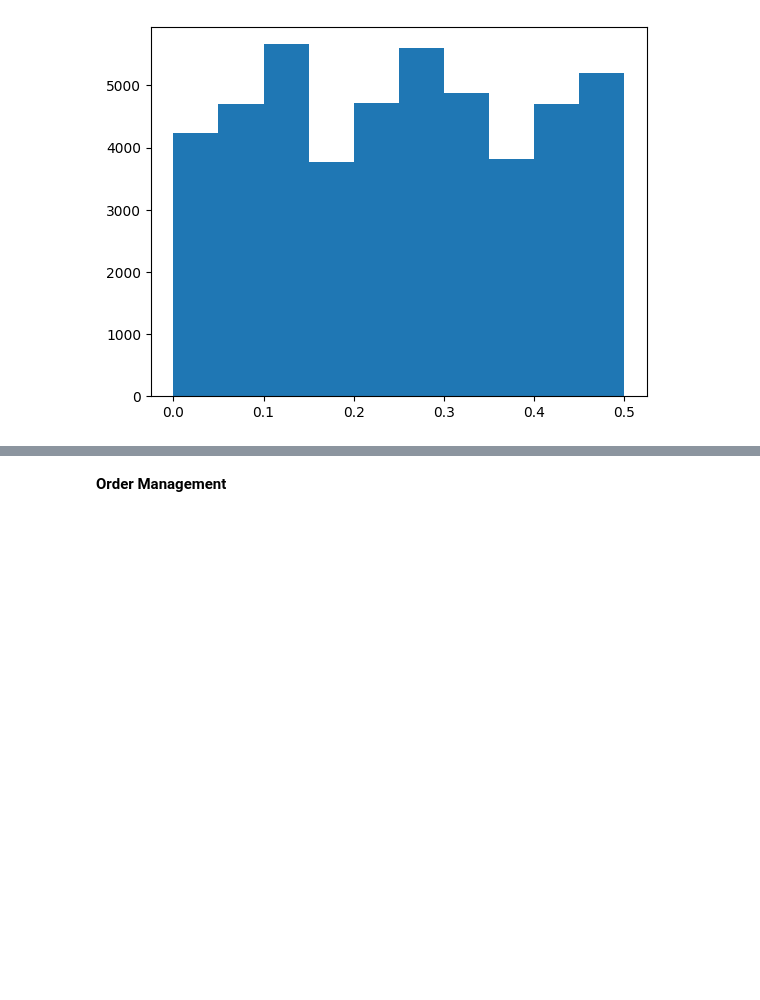
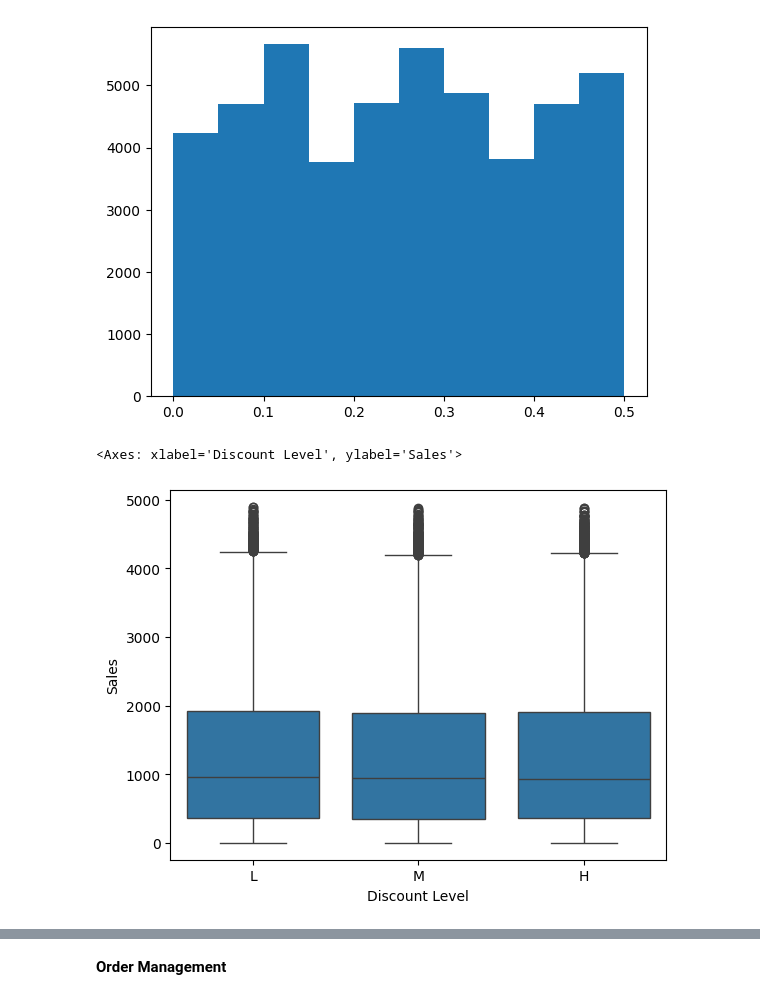
Before and after one commit to llh139/Data-Analytics-Portfolio, a Jupyter notebook: Online Sales Dataset Analysis/Online Sales Dataset.ipynb, the cells around one changed output, grey strips where cells are left out. Drawn from its saved outputs; the diff is of its cells as text; code cells hidden in the pictures; blank space fills up the shorter version.

```diff
--- a/Online Sales Dataset Analysis/Online Sales Dataset.ipynb
+++ b/Online Sales Dataset Analysis/Online Sales Dataset.ipynb
@@ -322,3 +367,8 @@ plt.hist(df['Discount'])
  array([0.  , 0.05, 0.1 , 0.15, 0.2 , 0.25, 0.3 , 0.35, 0.4 , 0.45, 0.5 ]),
  <BarContainer object of 10 artists>)
 [figure]
+# %%
+sns.boxplot(x=df['Discount Level'], y=df['Sales'])
+# %% [output]
+<Axes: xlabel='Discount Level', ylabel='Sales'>
+[figure, added]
```
Also changed, not shown: parts of 22 cells of this notebook.
